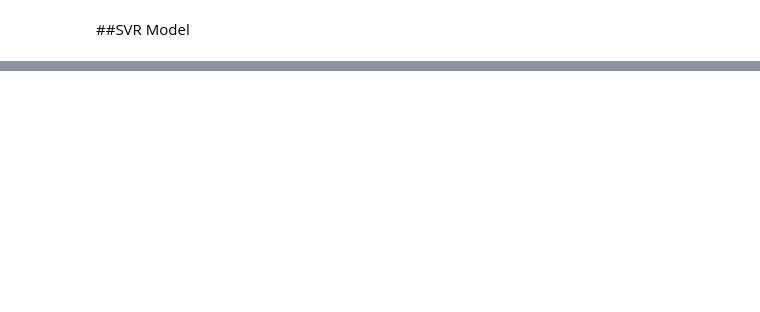
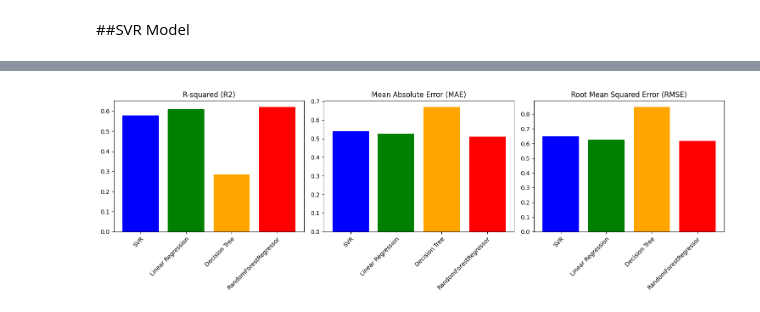
Before and after one commit to SaahilShaikh17/AAIT-Retirement, a Jupyter notebook: AAIT_Retirement_income.ipynb, the cells around one changed output, grey strips where cells are left out. Saved outputs shown, nothing was run; the diff lists cells and outputs as text; code cells hidden in the pictures; blank space fills up the shorter version.

```diff
--- a/AAIT_Retirement_income.ipynb
+++ b/AAIT_Retirement_income.ipynb
@@ -859,6 +856,6 @@ x_train,x_test,Y_train,Y_test= train_test_split(x,y,test_size=0.2,random_state=4
 # %%
 linear_model=LinearRegression()
-linear_model.fit(x_train,Y_train)
+linear_model.fit(x_train,y_train)
 pred=linear_model.predict(x_test)
 print(f"R-2: {r2_score(y_test,pred)}")
 print(mean_absolute_error(y_test,pred))
@@ -882,4 +891,4 @@ print(selected_feature_name)
 from sklearn.svm import SVR
 from sklearn.metrics import mean_squared_error
 svr = SVR(kernel='rbf', C=1.0, epsilon=0.1)
-svr.fit(X_train, Y_train)
+svr.fit(x_train, y_train)
@@ -895,5 +910,5 @@ print("The R-2 Score is: ",r2)
 # %%
-Y_pred=svr.predict(X_val)
+Y_pred=svr.predict(x_val)
 
 rmse= mean_squared_error(Y_val, Y_pred, squared=False)
 mae= mean_absolute_error(Y_val, Y_pred)
@@ -908,7 +935,7 @@ for i in range(10):
 # %%
 from sklearn.model_selection import KFold
-X_train_array = X_train.to_numpy()
-Y_train_array = Y_train.to_numpy()
+X_train_array = x_train.to_numpy()
+Y_train_array = y_train.to_numpy()
 kfold = KFold(n_splits=10, shuffle=True, random_state=42)
 r2_scores = []
 mae_scores = []
@@ -937,0 +971,69 @@ print("Average MSE:", average_mse)
+# %%
+import matplotlib.pyplot as plt
+from sklearn.svm import SVR
+from sklearn.linear_model import LinearRegression
+from sklearn.ensemble import RandomForestRegressor
+from sklearn.tree import DecisionTreeRegressor
+from sklearn.metrics import r2_score, mean_absolute_error, mean_squared_error
+from math import sqrt
+
+# Assuming 'x_train', 'y_train', 'x_test', and 'y_test' are defined
+
+# SVR model
+y_pred_svr = svr.predict(x_test)
+
+# Linear Regression model
+y_pred_linear = linear_model.predict(x_test)
+
+# Decision Tree model
+y_pred_tree = decision_tree.predict(x_test)
+
+# RandomForestRegressor model
+y_pred_rf = tree.predict(x_test)
+
+# Calculate metrics for each model
+r2_svr = r2_score(y_test, y_pred_svr)
+mae_svr = mean_absolute_error(y_test, y_pred_svr)
+rmse_svr = sqrt(mean_squared_error(y_test, y_pred_svr))
+
+r2_linear = r2_score(y_test, y_pred_linear)
+mae_linear = mean_absolute_error(y_test, y_pred_linear)
+rmse_linear = sqrt(mean_squared_error(y_test, y_pred_linear))
+
+r2_tree = r2_score(y_test, y_pred_tree)
+mae_tree = mean_absolute_error(y_test, y_pred_tree)
+rmse_tree = sqrt(mean_squared_error(y_test, y_pred_tree))
+
+r2_rf = r2_score(y_test, y_pred_rf)
+mae_rf = mean_absolute_error(y_test, y_pred_rf)
+rmse_rf = sqrt(mean_squared_error(y_test, y_pred_rf))
+
+# Plotting the comparison
+models = ['SVR', 'Linear Regression', 'Decision Tree', 'RandomForestRegressor']
+r2_values = [r2_svr, r2_linear, r2_tree, r2_rf]
+mae_values = [mae_svr, mae_linear, mae_tree, mae_rf]
+rmse_values = [rmse_svr, rmse_linear, rmse_tree, rmse_rf]
+
+# Plotting R-squared
+plt.figure(figsize=(15, 5))
+plt.subplot(1, 3, 1)
+plt.bar(models, r2_values, color=['blue', 'green', 'orange', 'red'])
+plt.title('R-squared (R2)')
+plt.xticks(rotation=45, ha="right", wrap=True)
+
+# Plotting MAE
+plt.subplot(1, 3, 2)
+plt.bar(models, mae_values, color=['blue', 'green', 'orange', 'red'])
+plt.title('Mean Absolute Error (MAE)')
+plt.xticks(rotation=45, ha="right", wrap=True)
+
+# Plotting RMSE
+plt.subplot(1, 3, 3)
+plt.bar(models, rmse_values, color=['blue', 'green', 'orange', 'red'])
+plt.title('Root Mean Squared Error (RMSE)')
+plt.xticks(rotation=45, ha="right", wrap=True)
+
+plt.tight_layout()
+plt.show()
+# %% [output]
+[figure, added]
```
Also changed, not shown: parts of 8 cells of this notebook.
